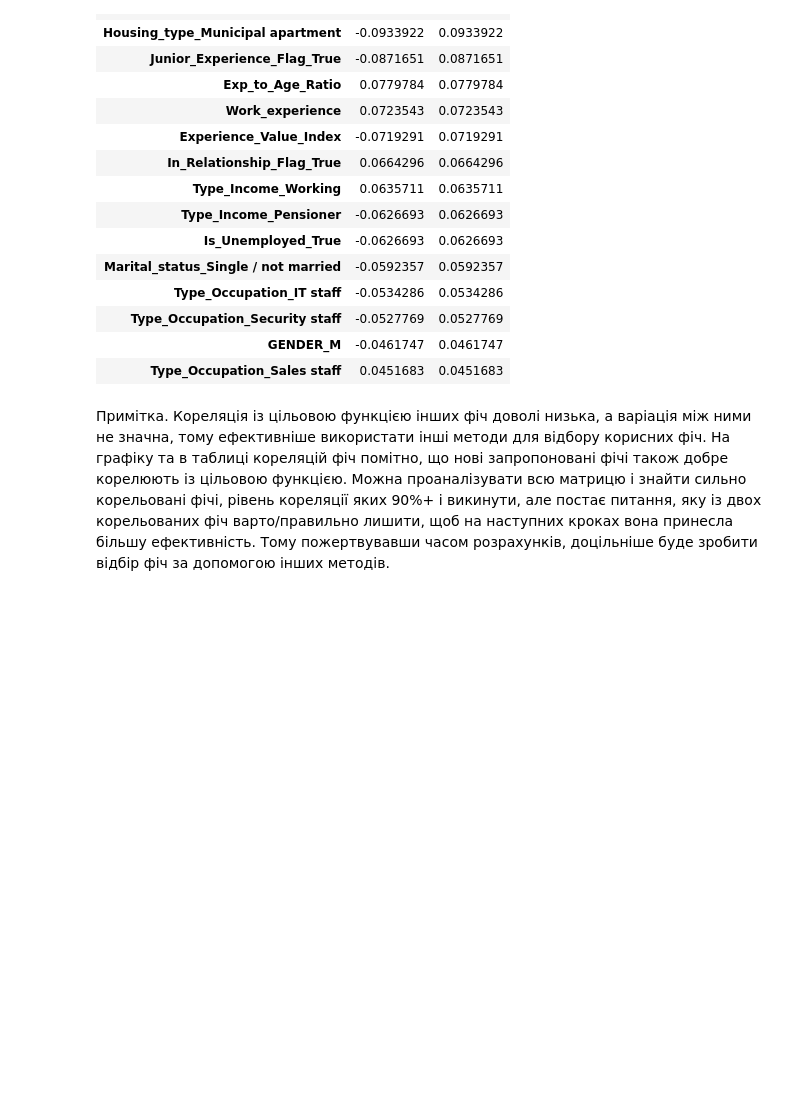
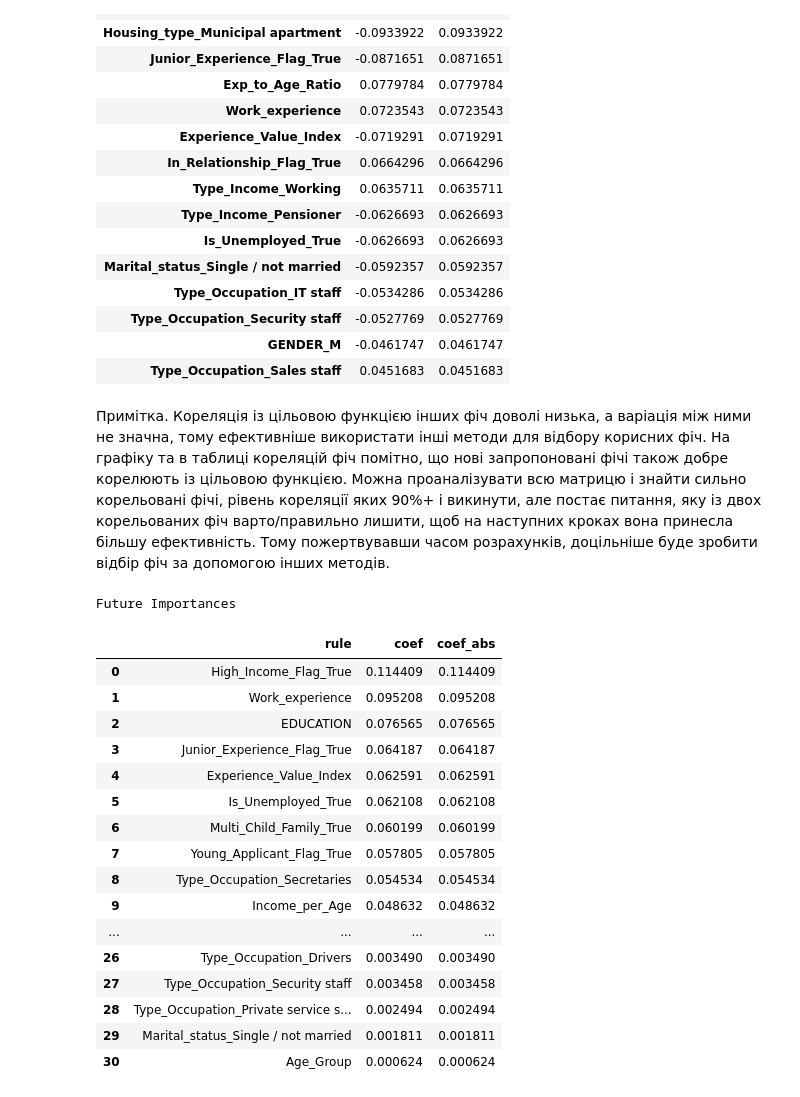
Before and after one commit to BogdanPinchuk/DataScience-PBY_HW20_Course_Project, a Jupyter notebook: Bohdan_Pinchuk_DS_HW20.ipynb, the cells around one changed output. Cells and saved outputs as stored; diff of their text form; code cells hidden in the pictures; blank space fills up the shorter version.

Commit message:
[Homework20] - implemented Mutual Information

```diff
--- a/Bohdan_Pinchuk_DS_HW20.ipynb
+++ b/Bohdan_Pinchuk_DS_HW20.ipynb
@@ -1823,3 +1826,48 @@ display(corr_target.head(n_first_rows))
 | Type_Occupation_Sales staff | 0.0451683 | 0.0451683 |
 # %% [markdown]
 Примітка. Кореляція із цільовою функцією інших фіч доволі низька, а варіація між ними не значна, тому ефективніше використати інші методи для відбору корисних фіч. На графіку та в таблиці кореляцій фіч помітно, що нові запропоновані фічі також добре корелюють із цільовою функцією. Можна проаналізувати всю матрицю і знайти сильно корельовані фічі, рівень кореляції яких 90%+ і викинути, але постає питання, яку із двох корельованих фіч варто/правильно лишити, щоб на наступних кроках вона принесла більшу ефективність. Тому пожертвувавши часом розрахунків, доцільніше буде зробити відбір фіч за допомогою інших методів.
+# %%
+# Mutual Information
+
+import pandas as pd
+from sklearn.feature_selection import mutual_info_classif
+
+# Input data
+rng_seed = 42
+
+# Solution
+mi = mutual_info_classif(X_data, Y_data, random_state=rng_seed)
+mi_scores = pd.Series(mi, index=X_data.columns).sort_values(ascending=False)
+mi_scores = mi_scores.loc[(mi_scores > 0).values]
+
+scores = mi_scores
+features = scores.index
+scores_abs = np.abs(scores)
+feature_importances = scores / scores_abs.sum()
+feature_importances_abs = scores_abs / scores_abs.sum()
+feature_importances_cum = np.cumsum(feature_importances_abs)
+
+importances_df = (pd.DataFrame({"rule": features, "coef": feature_importances, "coef_abs": feature_importances_abs}).
+                  sort_values(by="coef_abs", ascending=False, ignore_index=True))
+
+# Print results
+display(importances_df.style.set_caption("Future Importances"))
+# %% [output]
+Future Importances
+|  | rule | coef | coef_abs |
+| 0 | High_Income_Flag_True | 0.114409 | 0.114409 |
+| 1 | Work_experience | 0.095208 | 0.095208 |
+| 2 | EDUCATION | 0.076565 | 0.076565 |
+| 3 | Junior_Experience_Flag_True | 0.064187 | 0.064187 |
+| 4 | Experience_Value_Index | 0.062591 | 0.062591 |
+| 5 | Is_Unemployed_True | 0.062108 | 0.062108 |
+| 6 | Multi_Child_Family_True | 0.060199 | 0.060199 |
+| 7 | Young_Applicant_Flag_True | 0.057805 | 0.057805 |
+| 8 | Type_Occupation_Secretaries | 0.054534 | 0.054534 |
+| 9 | Income_per_Age | 0.048632 | 0.048632 |
+| ... | ... | ... | ... |
+| 26 | Type_Occupation_Drivers | 0.003490 | 0.003490 |
+| 27 | Type_Occupation_Security staff | 0.003458 | 0.003458 |
+| 28 | Type_Occupation_Private service s... | 0.002494 | 0.002494 |
+| 29 | Marital_status_Single / not married | 0.001811 | 0.001811 |
+| 30 | Age_Group | 0.000624 | 0.000624 |
```
Also changed, not shown: parts of 2 cells of this notebook.
